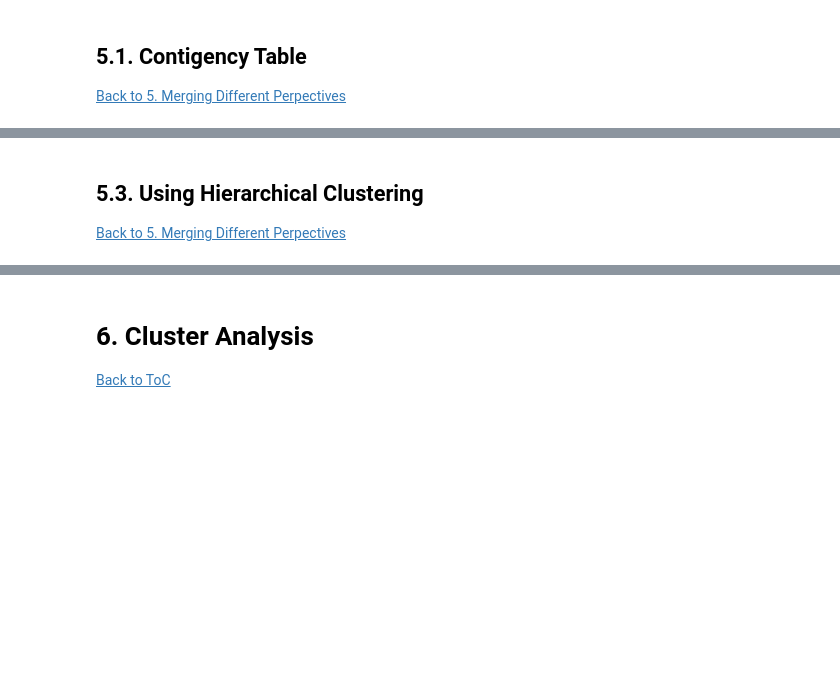
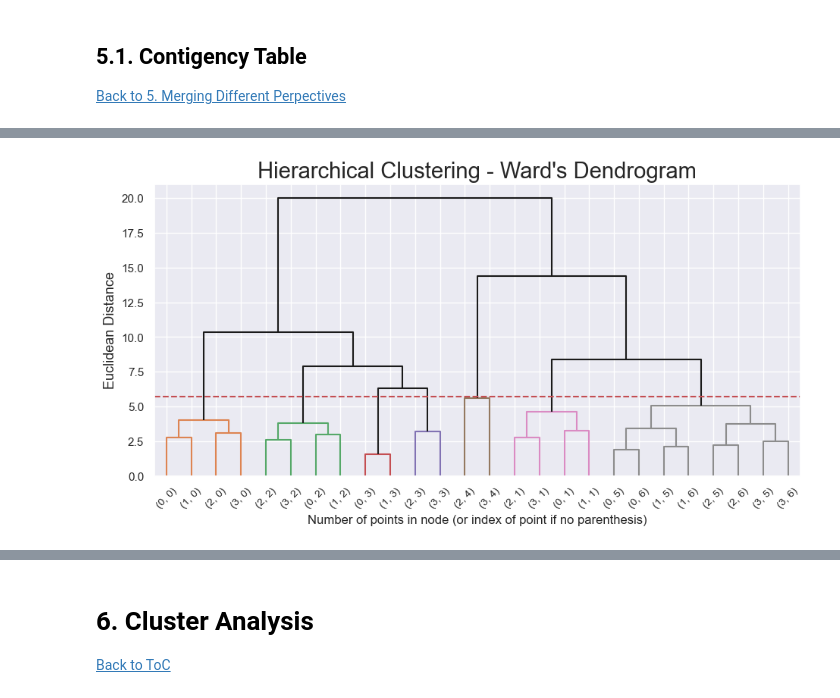
Before and after one commit to SvenGoerdes/CustomerSegmentationDataMining, a Jupyter notebook: deliverables/DM2425_Part2_10_04.ipynb, the cells around one changed output, grey strips where cells are left out. Saved outputs shown, nothing was run; the diff lists cells and outputs as text; code cells hidden in the pictures; blank space fills up the shorter version.

```diff
--- a/deliverables/DM2425_Part2_10_04.ipynb
+++ b/deliverables/DM2425_Part2_10_04.ipynb
@@ -111,4 +108,4 @@ Categories dictionary has been successfully loaded!
 # %% [markdown]
 In this notebook, we will focus on clustering from the taste perspective. First, we will select the relevant features and then apply normalization using the `scaled_dataframe` function from `main.py`.
 # %%
-# df_scaled= scaled_dataframe(loaded_categories['purchasing_habits'], df_clustering)
+df_scaled= scaled_dataframe(loaded_categories['taste'] + loaded_categories['purchasing_habits'], df_clustering)
@@ -115,5 +129,5 @@ In this notebook, we will focus on clustering from the taste perspective. First,
 # %% [markdown]
 After applying the normalization function to the taste features, we will update the list of taste features by appending "_normalized" to the end of each feature name.
 # %%
-# purchasing_habits_features_normalized = [feature + '_normalized' for feature in loaded_categories['purchasing_habits']]
-# purchasing_habits_features_normalized
+features_normalized = [feature + '_normalized' for feature in (loaded_categories['taste'] + loaded_categories['purchasing_habits'])]
+features_normalized
@@ -305,5 +499,5 @@ pd.crosstab(df_clustering['taste_labels'],
 [Back to 5. Merging Different Perpectives](#merge_perpectives)<br>
 # %%
 # Get centroids of clusters for both taste and purchasing habits
-df_centroids = df_clustering.groupby(['taste_labels', 'purchasing_habits_labels'])[loaded_categories['taste'] + loaded_categories['purchasing_habits']].mean()
+df_centroids = df_scaled.groupby(['taste_labels', 'purchasing_habits_labels'])[features_normalized].mean()
 df_centroids
@@ -344,6 +523,3 @@ pd.crosstab(df_clustering['taste_labels'], df_clustering['purchasing_habits_labe
-# %% [markdown]
-## 5.3. Using Hierarchical Clustering <a class="anchor" id="hierarchical_clust"></a>
-[Back to 5. Merging Different Perpectives](#merge_perpectives)<br>
 # %%
 # Using Hierarchical clustering to merge the concatenated cluster centroids
 linkage = 'ward'
@@ -357,32 +533,34 @@ n_samples = len(hclust.labels_)
 
 for i, merge in enumerate(hclust.children_):
     current_count = 0
     for child_idx in merge:
         if child_idx < n_samples:
             current_count += 1  # leaf node
         else:
             current_count += counts[child_idx - n_samples]
     counts[i] = current_count
 
 # The linkage matrix
 linkage_matrix = np.column_stack(
     [hclust.children_, hclust.distances_, counts]
 ).astype(float)
 
 # Plot the corresponding dendrogram
 sns.set()
 fig = plt.figure(figsize=(11, 5))
-y_threshold = 2.3
+y_threshold = 5.7
 
 dendrogram(linkage_matrix,
            truncate_mode='level',
            labels=df_centroids.index, p=5,
            color_threshold=y_threshold,
            above_threshold_color='k')
 
 plt.hlines(y_threshold, 0, 1000, colors="r", linestyles="dashed")
 plt.title(f'Hierarchical Clustering - {linkage.title()}\'s Dendrogram', fontsize=21)
 plt.xlabel('Number of points in node (or index of point if no parenthesis)')
 plt.ylabel(f'Euclidean Distance', fontsize=13)
 plt.show()
+# %% [output]
+[figure, added]
 # %%
```
Also changed, not shown: parts of 28 cells of this notebook.
